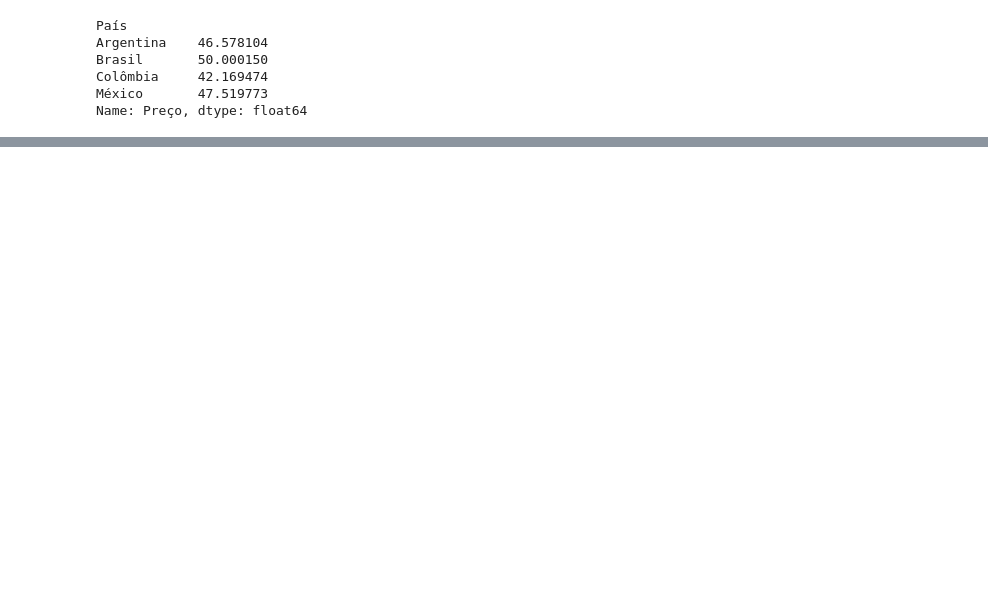
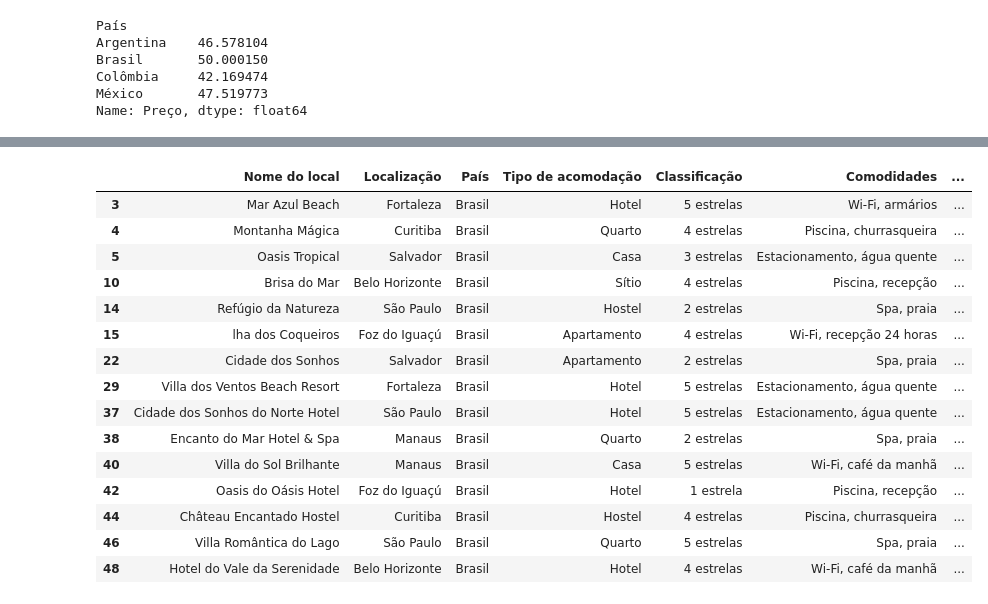
Before and after one commit to joaohsilva416/AirbnbLatamAnalysis, a Jupyter notebook: notebooks/airbnb_analysis.ipynb, the cells around one changed output, grey strips where cells are left out. Saved outputs shown, nothing was run; the diff lists cells and outputs as text; code cells hidden in the pictures; blank space fills up the shorter version.

```diff
--- a/notebooks/airbnb_analysis.ipynb
+++ b/notebooks/airbnb_analysis.ipynb
@@ -85,0 +94,20 @@ Name: Preço, dtype: float64
+# %%
+df_brasil = df[df['País'] == 'Brasil']
+df_brasil
+# %% [output]
+|  | Nome do local | Localização | País | Tipo de acomodação | Classificação | Comodidades | ... |
+| 3 | Mar Azul Beach | Fortaleza | Brasil | Hotel | 5 estrelas | Wi-Fi, armários | ... |
+| 4 | Montanha Mágica | Curitiba | Brasil | Quarto | 4 estrelas | Piscina, churrasqueira | ... |
+| 5 | Oasis Tropical | Salvador | Brasil | Casa | 3 estrelas | Estacionamento, água quente | ... |
+| 10 | Brisa do Mar | Belo Horizonte | Brasil | Sítio | 4 estrelas | Piscina, recepção | ... |
+| 14 | Refúgio da Natureza | São Paulo | Brasil | Hostel | 2 estrelas | Spa, praia | ... |
+| 15 | lha dos Coqueiros | Foz do Iguaçú | Brasil | Apartamento | 4 estrelas | Wi-Fi, recepção 24 horas | ... |
+| 22 | Cidade dos Sonhos | Salvador | Brasil | Apartamento | 2 estrelas | Spa, praia | ... |
+| 29 | Villa dos Ventos Beach Resort | Fortaleza | Brasil | Hotel | 5 estrelas | Estacionamento, água quente | ... |
+| 37 | Cidade dos Sonhos do Norte Hotel | São Paulo | Brasil | Hotel | 5 estrelas | Estacionamento, água quente | ... |
+| 38 | Encanto do Mar Hotel & Spa | Manaus | Brasil | Quarto | 2 estrelas | Spa, praia | ... |
+| 40 | Villa do Sol Brilhante | Manaus | Brasil | Casa | 5 estrelas | Wi-Fi, café da manhã | ... |
+| 42 | Oasis do Oásis Hotel | Foz do Iguaçú | Brasil | Hotel | 1 estrela | Piscina, recepção | ... |
+| 44 | Château Encantado Hostel | Curitiba | Brasil | Hostel | 4 estrelas | Piscina, churrasqueira | ... |
+| 46 | Villa Romântica do Lago | São Paulo | Brasil | Quarto | 5 estrelas | Spa, praia | ... |
+| 48 | Hotel do Vale da Serenidade | Belo Horizonte | Brasil | Hotel | 4 estrelas | Wi-Fi, café da manhã | ... |
```
Also changed, not shown: parts of 10 cells of this notebook.
